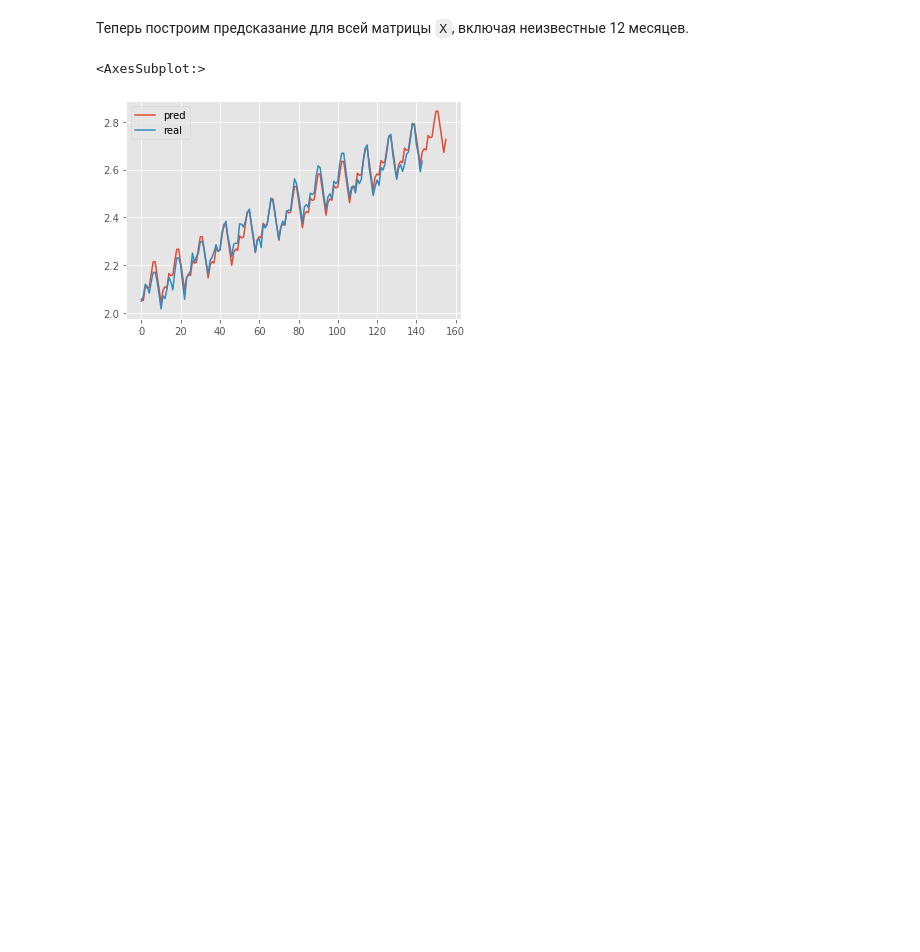
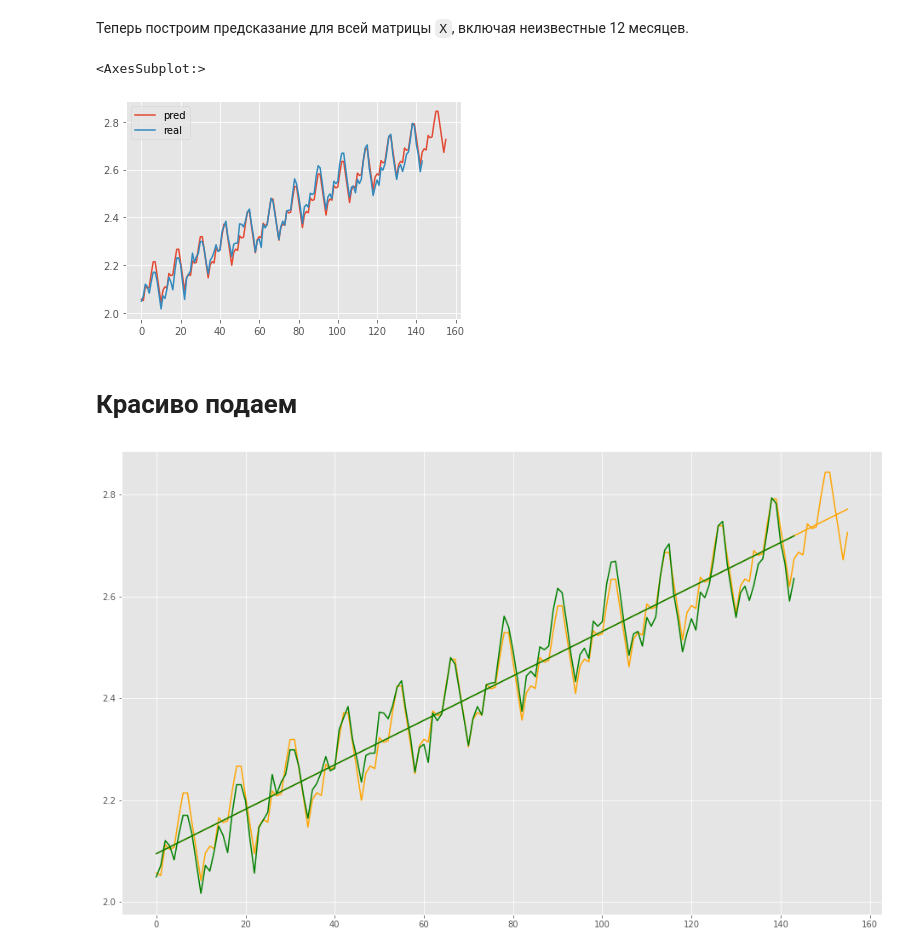
Before and after one commit to GrishinVse/ML, a Jupyter notebook: Гришин_ПИ19-2_Seminar_2_3_2022_linear_regression.ipynb, the cells around one changed output. Cells and saved outputs as stored; diff of their text form; code cells hidden in the pictures; blank space fills up the shorter version.

Commit message:
New graph

```diff
--- a/Гришин_ПИ19-2_Seminar_2_3_2022_linear_regression.ipynb
+++ b/Гришин_ПИ19-2_Seminar_2_3_2022_linear_regression.ipynb
@@ -412,7 +428,7 @@ $$\log y_i = \beta x_i + c(x_i) + \varepsilon_i,$$
 # Создаём последовательность месяцев. freq='MS' означает первое число каждого месяца из указанного диапазона дат
 new_dates = pd.date_range('1961-01-01', '1961-12-01', freq='MS')
 # Приводим df['date'] к типу Index, объединяем с 12 месяцами, полученными на предыдущем шаге
-new_dates = pd.Index(df['date']) | new_dates
+new_dates = pd.Index(df['date']).union(new_dates)
 # Создаём датафрейм из одной колонки с расширенным набором дат
 df2 = pd.DataFrame({'date': new_dates})
 # Объединяем два датафрейма по колонке 'date'.
@@ -465,3 +529,29 @@ pred.plot()
 # %% [output]
 <AxesSubplot:>
 [figure]
+# %% [markdown]
+# Красиво подаем
+# %%
+pred = pd.DataFrame({
+    'pred': model.predict(X),
+    'real': y})
+# %%
+# Trend Lines
+# Pred
+z1 = np.polyfit(np.array(y.index), model.predict(X) , 1)
+p1 = np.poly1d(z1)
+
+# Real
+z2 = np.polyfit(np.array(y.dropna().index), y.dropna().to_numpy(), 1)
+p2 = np.poly1d(z2)
+# %%
+plt.figure(figsize=(16, 10))
+
+plt.plot(pred['pred'], color='orange')
+plt.plot(np.array(y.index), p1(np.array(y.index)), color='orange')
+
+plt.plot(pred['real'], color='green')
+plt.plot(np.array(y.dropna().index), p2(np.array(y.dropna().index)), color='green')
+plt.show()
+# %% [output]
+[figure, added]
```
Also changed, not shown: parts of 5 cells of this notebook.
